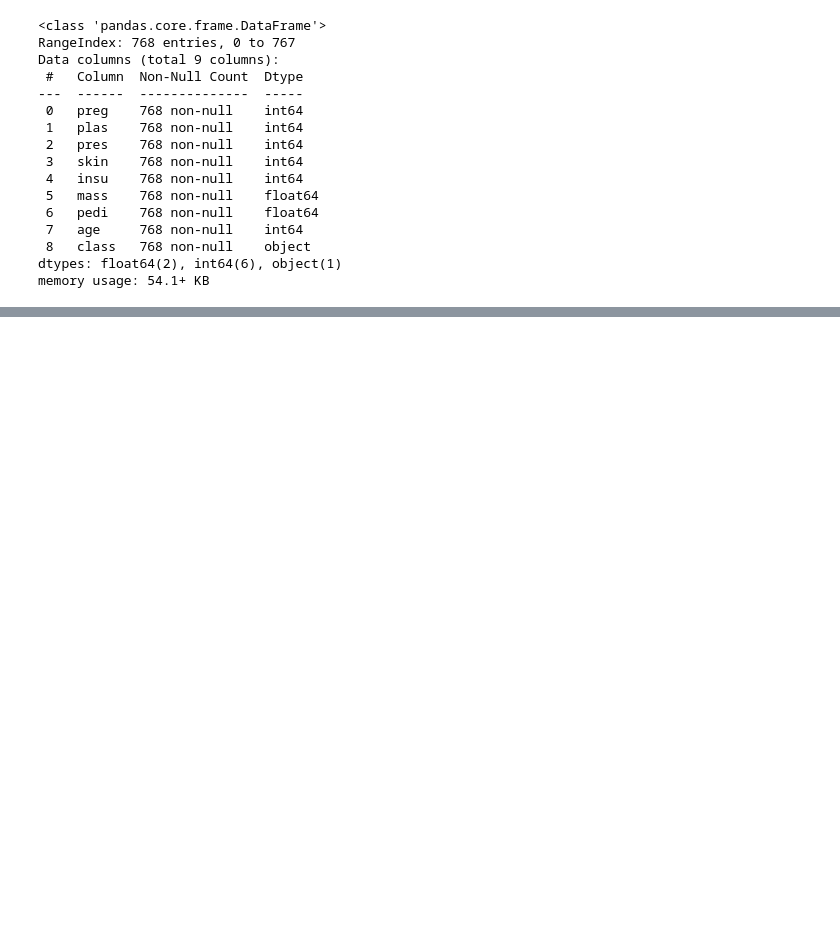
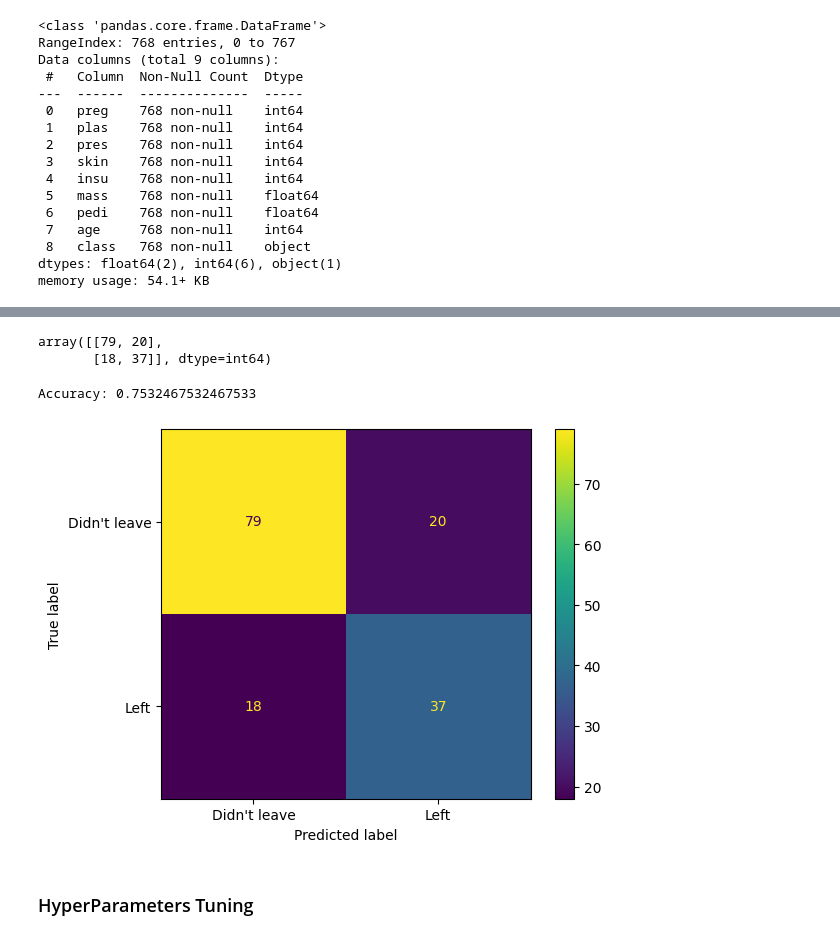
Before and after one commit to omar-vtc/Diabetes, a Jupyter notebook: Diabetes.ipynb, the cells around one changed output, grey strips where cells are left out. Drawn from its saved outputs; the diff is of its cells as text; code cells hidden in the pictures; blank space fills up the shorter version.

Commit message:
Logistic regression

```diff
--- a/Diabetes.ipynb
+++ b/Diabetes.ipynb
@@ -45,0 +66,8 @@ memory usage: 54.1+ KB
+# %%
+scaler = StandardScaler()
+X_train_scaled = scaler.fit_transform(X_train)
+X_test_scaled = scaler.transform(X_test)
+# %%
+# Convert scaled arrays back to DataFrame
+X_train_scaled_df = pd.DataFrame(X_train_scaled, columns=X_train.columns)
+X_test_scaled_df = pd.DataFrame(X_test_scaled, columns=X_test.columns)
@@ -45,0 +92,4 @@ memory usage: 54.1+ KB
+# %%
+logreg = LogisticRegression()
+# %%
+logreg.fit(X_train_scaled_df, y_train)
@@ -45,0 +124,17 @@ memory usage: 54.1+ KB
+# %%
+confusion_matrix(y_test, yPred)
+# %% [output]
+array([[79, 20],
+       [18, 37]], dtype=int64)
+# %%
+# Evaluate model performance
+accuracy = accuracy_score(y_test, yPred)
+print("Accuracy:", accuracy)
+# %% [output]
+Accuracy: 0.7532467532467533
+# %%
+ConfusionMatrixDisplay.from_estimator(logreg, X_test_scaled_df, y_test, values_format = 'd', display_labels = ["Didn't leave", 'Left']);
+# %% [output]
+[figure, added]
+# %% [markdown]
+### HyperParameters Tuning
```
Also changed, not shown: parts of 13 cells of this notebook.
